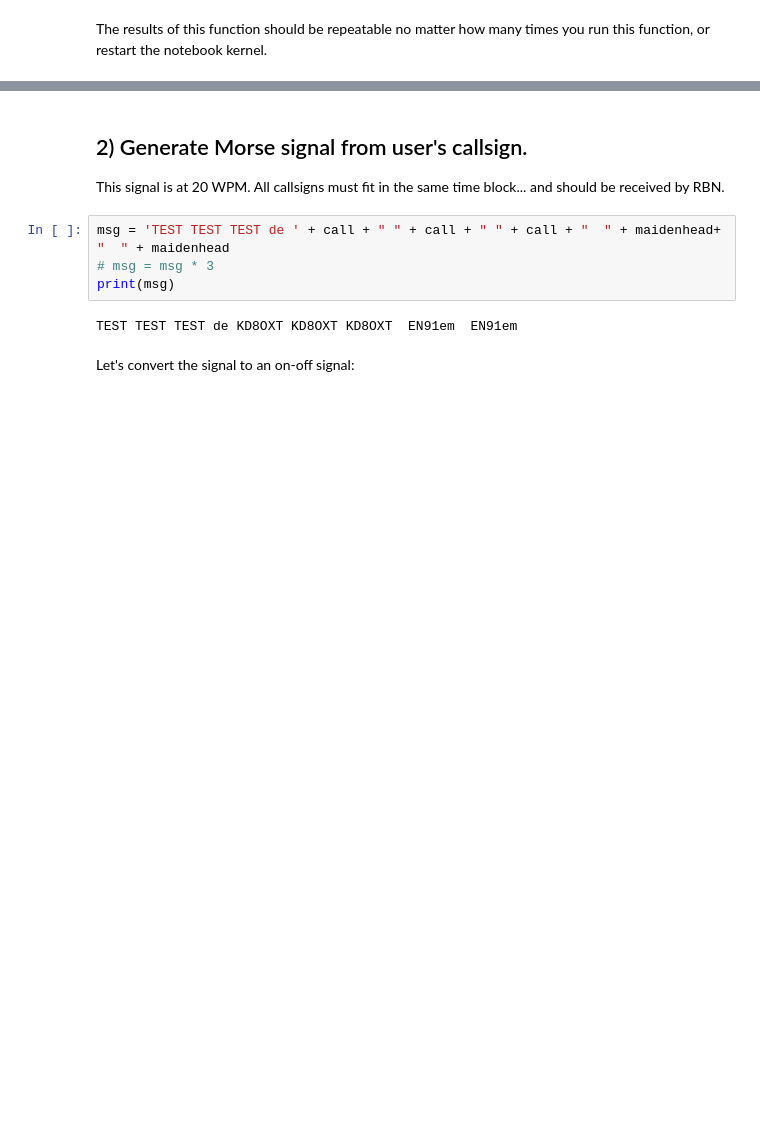
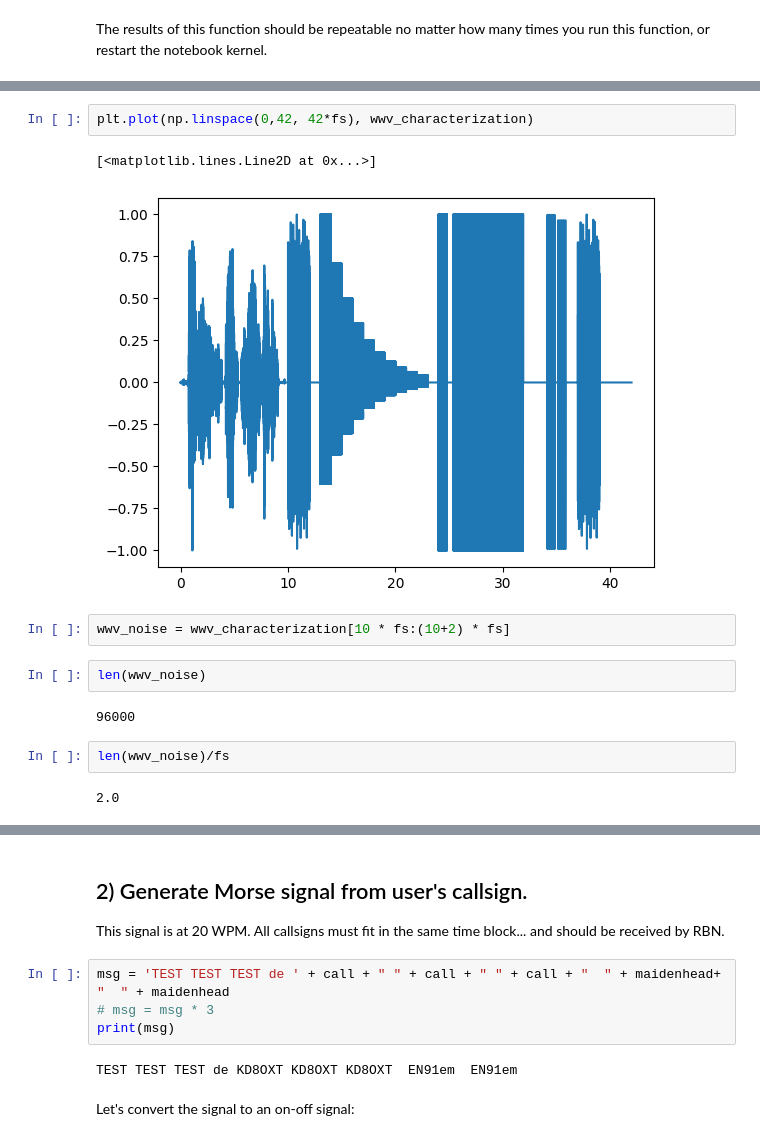
Before and after one commit to KCollins/seqp, a Jupyter notebook: PersonalizedSEQP.ipynb, the cells around one changed output, grey strips where cells are left out. Saved outputs shown, nothing was run; the diff lists cells and outputs as text; blank space fills up the shorter version.

```diff
--- a/PersonalizedSEQP.ipynb
+++ b/PersonalizedSEQP.ipynb
@@ -46,0 +65,15 @@ import matplotlib.pyplot as plt
+# %%
+plt.plot(np.linspace(0,42, 42*fs), wwv_characterization)
+# %% [output]
+[<matplotlib.lines.Line2D at 0x...>]
+[figure, added]
+# %%
+wwv_noise = wwv_characterization[10 * fs:(10+2) * fs]
+# %%
+len(wwv_noise)
+# %% [output]
+96000
+# %%
+len(wwv_noise)/fs
+# %% [output]
+2.0
```
Also changed, not shown: parts of 30 cells of this notebook.
